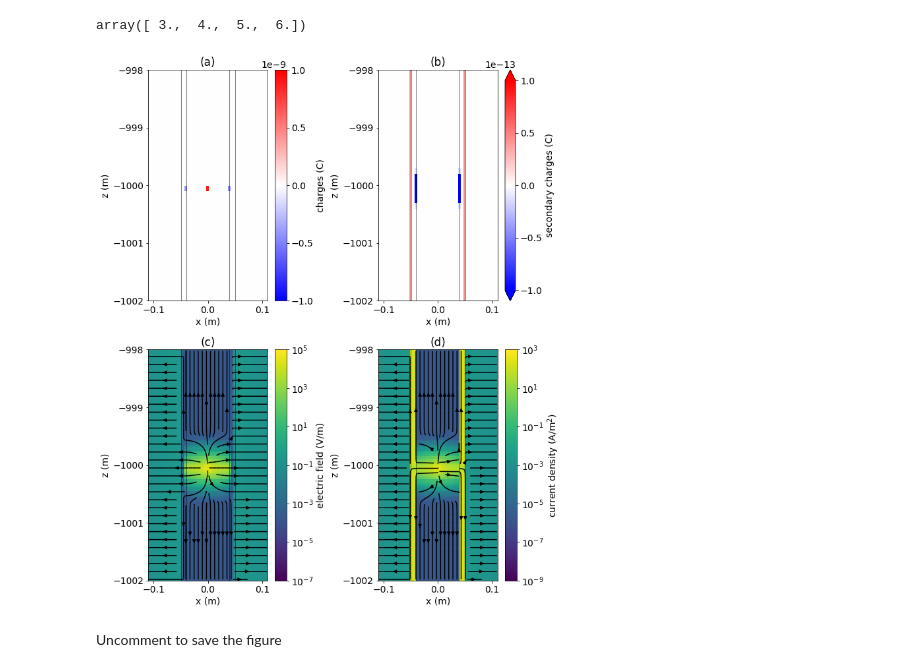
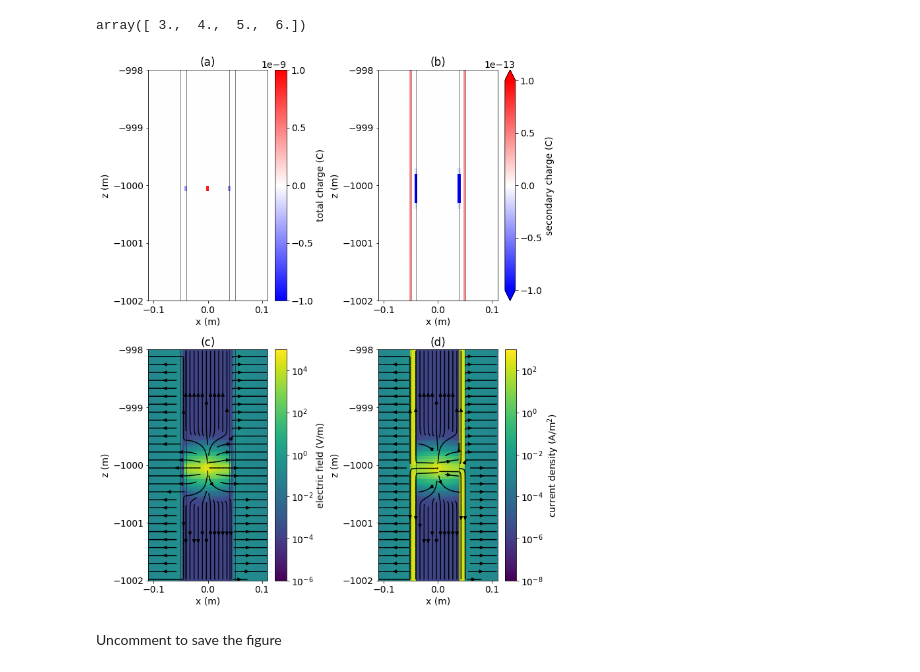
Before and after one commit to simpeg-research/heagy-2018-emcyl, a Jupyter notebook: notebooks/2_DC_Kaufman_infinite_well.ipynb, the cells around one changed output. Saved outputs shown, nothing was run; the diff lists cells and outputs as text; code cells hidden in the pictures.

Commit message:
use charge rather than charges in labels

```diff
--- a/notebooks/2_DC_Kaufman_infinite_well.ipynb
+++ b/notebooks/2_DC_Kaufman_infinite_well.ipynb
@@ -301,38 +300,38 @@ def plotme(a, view, clim, **kwargs):
         ticks = 10**np.hstack([np.arange(np.log10(clim[0]), np.log10(clim[1])), np.r_[np.log10(clim[1])]])[::2]
         cb.set_ticks(ticks)
 #     out[-1].set_clim(clim)
     return out
 
 # total charges
 clim = 1e-9* np.r_[-1, 1]
 out = plotme(ax[0], 'charge', clim)
-out[-1].set_label('charges (C)')
+out[-1].set_label('total charge (C)')
 ax[0].set_title('(a)')
 
 # secondary charges
 clim = 1e-13 * np.r_[-1, 1]
 out = plotme(ax[1], 'charge', clim, cb_extend="both", prim_sec="secondary")
 ax[1].set_title('(b)')
-out[-1].set_label('secondary charges (C)')
+out[-1].set_label('secondary charge (C)')
 
 # electric field
-clim = np.r_[1e-7, 1e5]
+clim = np.r_[1e-6, 1e5]
 out = plotme(ax[2], 'e', clim)
 ax[2].set_title('(c)')
 out[-1].set_label('electric field (V/m)')
 
 # # current density
-clim = np.r_[1e-9, 1e3]
+clim = np.r_[1e-8, 1e3]
 out = plotme(ax[3], 'j', clim)
 ax[3].set_title('(d)')
 out[-1].set_label('current density (A/m$^2$)')
 
 
 [a.set_yticks(np.hstack([np.arange(-max_depth, -min_depth),np.r_[-min_depth]])) for a in ax]
 
 plt.tight_layout()
 # %% [output]
-[figure, old version]
+[figure, new version]
 # %% [markdown]
 Uncomment to save the figure
 # %%
```
Also changed, not shown: parts of 2 cells of this notebook, 1 other file.
